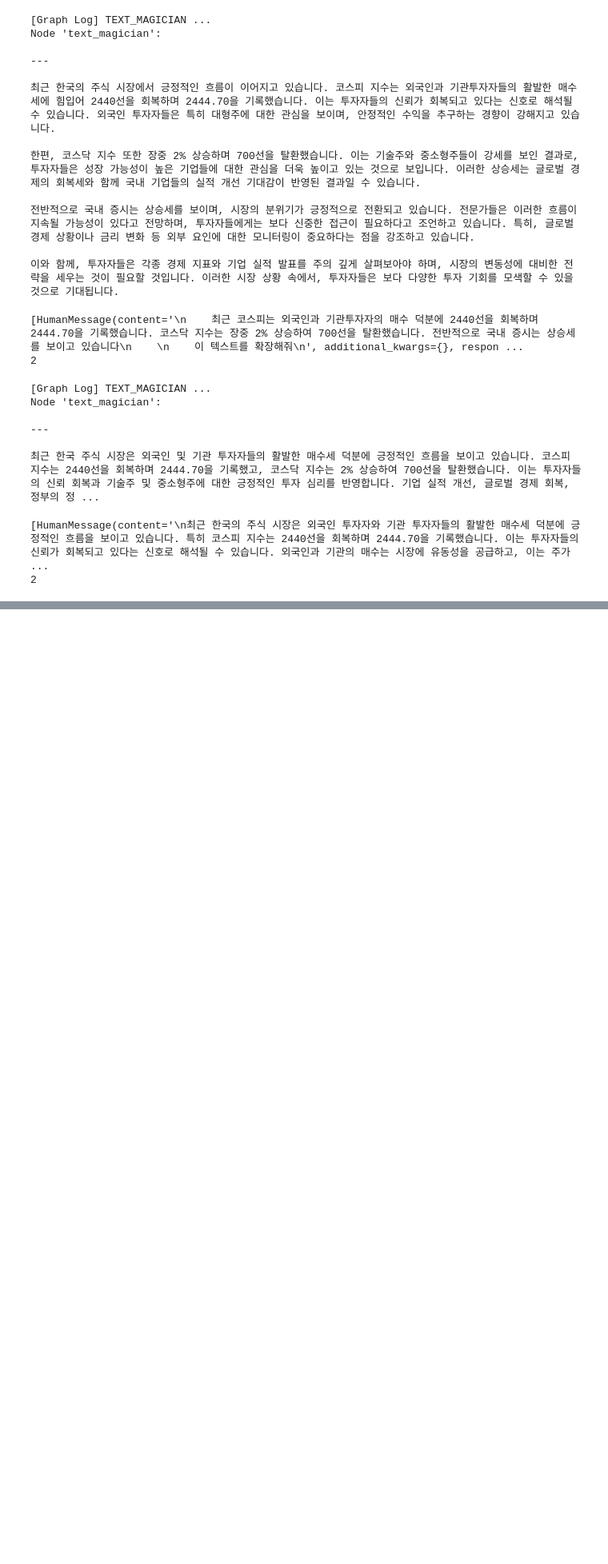
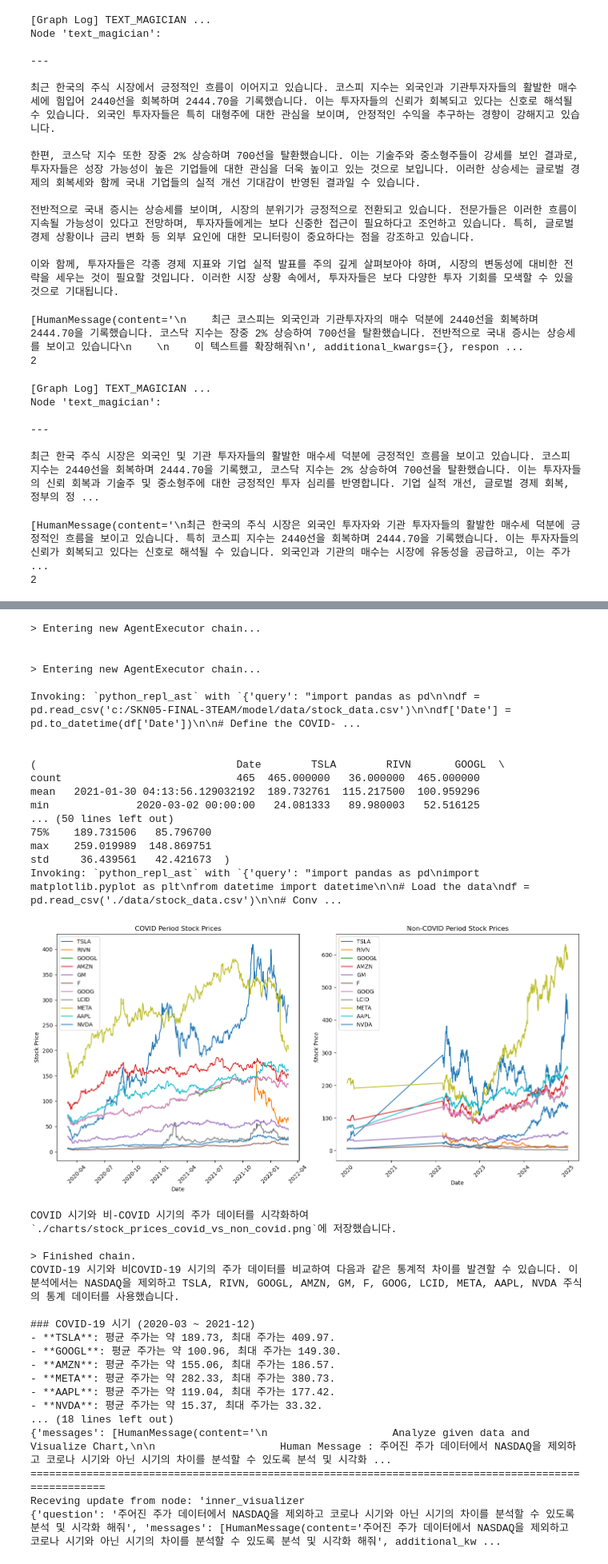
Before and after one commit to greatsangho/SKN05-FINAL-3TEAM, a Jupyter notebook: model/merge_process.ipynb, the cells around one changed output, grey strips where cells are left out. Shown at 80% size. Drawn from its saved outputs; the diff is of its cells as text; code cells hidden in the pictures; blank space fills up the shorter version.

```diff
--- a/model/merge_process.ipynb
+++ b/model/merge_process.ipynb
@@ -267,0 +336,45 @@ print(len(value["messages"]))
+# %%
+config = {"recursion_limit" : 30}
+inputs = {'question' : '주어진 주가 데이터에서 NASDAQ을 제외하고 코로나 시기와 아닌 시기의 차이를 분석할 수 있도록 분석 및 시각화 해줘'}
+
+for chunk in app.stream(inputs, config, stream_mode="updates"): # update 된 state 값만 가져옴져옴
+    for node, values in chunk.items():
+        print(f"Receving update from node: '{node}")
+        print(values)
+        print("\n\n")
+# %% [output]
+> Entering new AgentExecutor chain...
+
+
+> Entering new AgentExecutor chain...
+
+Invoking: `python_repl_ast` with `{'query': "import pandas as pd\n\ndf = pd.read_csv('c:/SKN05-FINAL-3TEAM/model/data/stock_data.csv')\n\ndf['Date'] = pd.to_datetime(df['Date'])\n\n# Define the COVID- ...
+
+
+(                                Date        TSLA        RIVN       GOOGL  \
+count                            465  465.000000   36.000000  465.000000
+mean   2021-01-30 04:13:56.129032192  189.732761  115.217500  100.959296
+min              2020-03-02 00:00:00   24.081333   89.980003   52.516125
+... (50 lines left out)
+75%    189.731506   85.796700
+max    259.019989  148.869751
+std     36.439561   42.421673  )
+Invoking: `python_repl_ast` with `{'query': "import pandas as pd\nimport matplotlib.pyplot as plt\nfrom datetime import datetime\n\n# Load the data\ndf = pd.read_csv('./data/stock_data.csv')\n\n# Conv ...
+[figure, added]
+COVID 시기와 비-COVID 시기의 주가 데이터를 시각화하여 `./charts/stock_prices_covid_vs_non_covid.png`에 저장했습니다.
+
+> Finished chain.
+COVID-19 시기와 비COVID-19 시기의 주가 데이터를 비교하여 다음과 같은 통계적 차이를 발견할 수 있습니다. 이 분석에서는 NASDAQ을 제외하고 TSLA, RIVN, GOOGL, AMZN, GM, F, GOOG, LCID, META, AAPL, NVDA 주식의 통계 데이터를 사용했습니다.
+
+### COVID-19 시기 (2020-03 ~ 2021-12)
+- **TSLA**: 평균 주가는 약 189.73, 최대 주가는 409.97.
+- **GOOGL**: 평균 주가는 약 100.96, 최대 주가는 149.30.
+- **AMZN**: 평균 주가는 약 155.06, 최대 주가는 186.57.
+- **META**: 평균 주가는 약 282.33, 최대 주가는 380.73.
+- **AAPL**: 평균 주가는 약 119.04, 최대 주가는 177.42.
+- **NVDA**: 평균 주가는 약 15.37, 최대 주가는 33.32.
+... (18 lines left out)
+{'messages': [HumanMessage(content='\n                    Analyze given data and Visualize Chart,\n\n                    Human Message : 주어진 주가 데이터에서 NASDAQ을 제외하고 코로나 시기와 아닌 시기의 차이를 분석할 수 있도록 분석 및 시각화 ...
+====================================================================================================
+Receving update from node: 'inner_visualizer
+{'question': '주어진 주가 데이터에서 NASDAQ을 제외하고 코로나 시기와 아닌 시기의 차이를 분석할 수 있도록 분석 및 시각화 해줘', 'messages': [HumanMessage(content='주어진 주가 데이터에서 NASDAQ을 제외하고 코로나 시기와 아닌 시기의 차이를 분석할 수 있도록 분석 및 시각화 해줘', additional_kw ...
```
Also changed, not shown: parts of 18 cells of this notebook, 11 other files.
